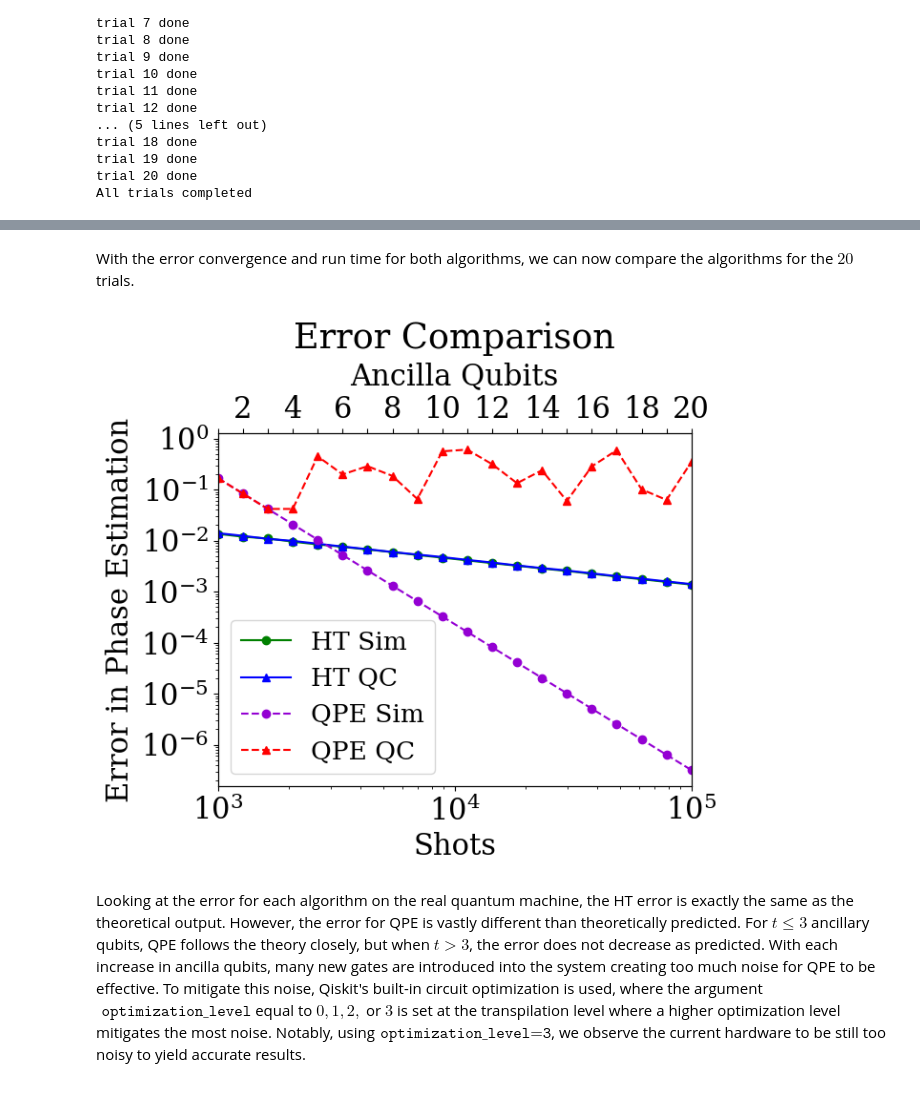
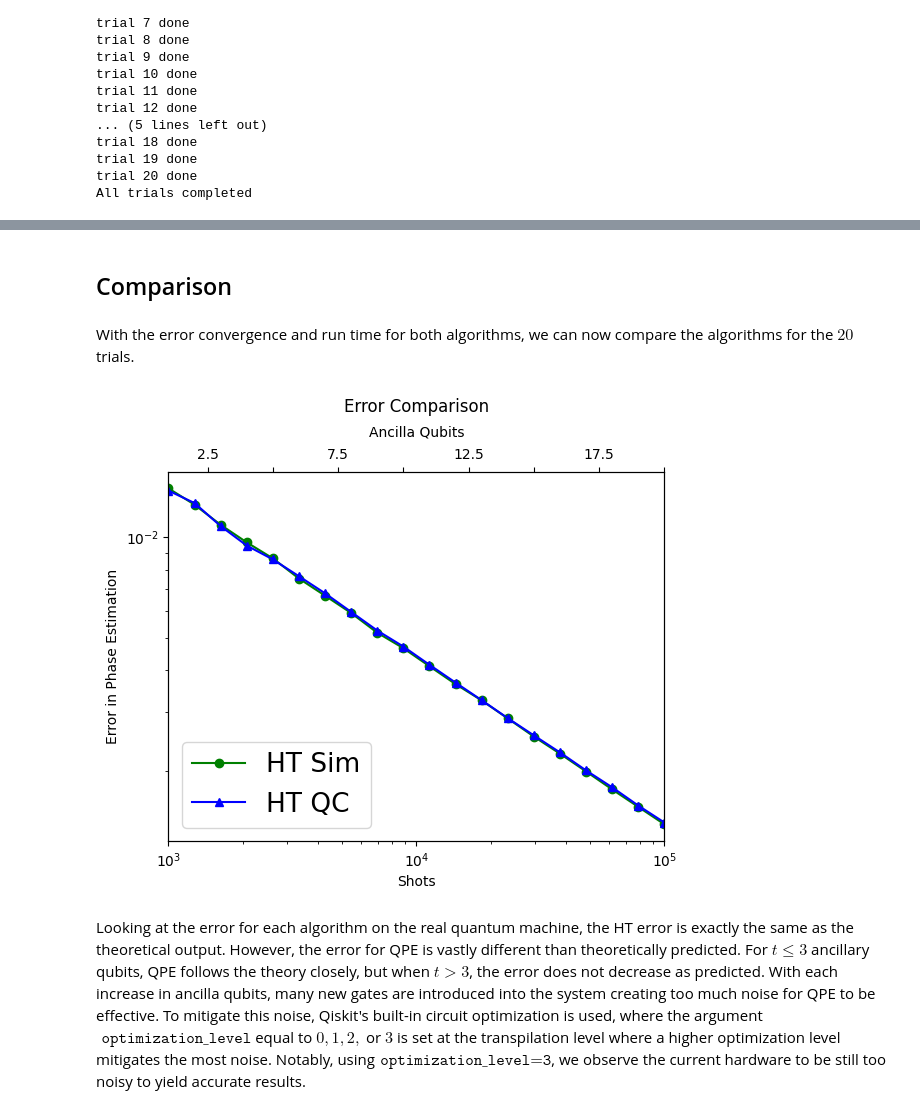
Before and after one commit to Quantum-Linear-Algebra/Intro-to-Quantum-Linear-Algebra, a Jupyter notebook: 6-Quantum_Phase_Estimation_vs_Hadamard_Test.ipynb, the cells around one changed output, grey strips where cells are left out. Saved outputs shown, nothing was run; the diff lists cells and outputs as text; code cells hidden in the pictures.

Commit message:
updated HT code to remove extra graphs and to work with qiskit 2.0

```diff
--- a/6-Quantum_Phase_Estimation_vs_Hadamard_Test.ipynb
+++ b/6-Quantum_Phase_Estimation_vs_Hadamard_Test.ipynb
@@ -233,12 +147,12 @@ plt.show()
 # %% [markdown]
 We now follow the same procedure for the Hadamard tests on real quantum hadware.
 # %%
+from qiskit_aer.noise import NoiseModel
 service = QiskitRuntimeService(
     channel='ibm_quantum',
     instance='rpi-rensselaer/general/general',
     token=token
 )
-
-#backend = service.backend("ibm_rensselaer")
-backend = service.least_busy(simulator=False, operational=True)
+backend = service.backend("ibm_rensselaer")
+backend = AerSimulator(noise_model=NoiseModel.from_backend(backend)) # uncomment this to run on a real backend
 sampler = Sampler(backend)
@@ -248,9 +159,11 @@ HTim = im_HT(angle)
 # %%
-HTre_trans = transpile(HTre, backend = backend, optimization_level = 3) # transpile real HT circuit
-twodepth1 = HTre_trans.depth(lambda x: x.operation.name == "ecr") # get number of 2-qubit gates in path
+filter = lambda gate: gate.operation.name == "ecr" # create a filter for determining number of 2-qubit gates
 
-HTim_trans = transpile(HTim, backend = backend, optimization_level = 3) # transpile imaginary HT circuit
-twodepth2 = HTim_trans.depth(lambda x: x.operation.name == "ecr") # get number of 2-qubit gates in path
+HTre_trans = HT(angle, 'Re', backend)
+HTim_trans = HT(angle, 'Im', backend)
+
+twodepth1 = HTre_trans.depth(filter)
+twodepth2 = HTim_trans.depth(filter)
 
 print(twodepth1, twodepth2)
 # %% [output]
@@ -345,9 +243,9 @@ Exact phase angle:       0.3333333333333333
 # %%
 trials = np.logspace(3, 5, 20)
 Ns = []
-errorHQC = []
-timesHQCre = []
-timesHQCim = []
+HT_hardware_error = []
+HT_hardware_runtimere = []
+HT_hardware_runtimeim = []
 for num_of_shots in trials:
     num_of_shots = int(num_of_shots)
 
@@ -360,8 +258,8 @@ for num_of_shots in trials:
     Recounts = Reresult.data.c.get_counts() # gather counts for both circuits
     Imcounts = Imresult.data.c.get_counts()
 
-    timesHQCre.append(re_job.usage_estimation.get('quantum_seconds')) # estimate run time of each circuit
-    timesHQCim.append(im_job.usage_estimation.get('quantum_seconds'))
+    HT_hardware_runtimere.append(re_job.usage_estimation.get('quantum_seconds')) # estimate run time of each circuit
+    HT_hardware_runtimeim.append(im_job.usage_estimation.get('quantum_seconds'))
 
     re_p0 = re_p1 = im_p0 = im_p1 = 0
 
@@ -383,7 +281,7 @@ for num_of_shots in trials:
     im = im_p0 - im_p1
 
     # append error and convergence rate
-    errorHQC.append((re_p0*(1 - re_p0)/num_of_shots)**(0.5))
+    HT_hardware_error.append((re_p0*(1 - re_p0)/num_of_shots)**(0.5))
     Ns.append(num_of_shots**(-0.5))
     print('trial ', len(Ns), 'done')
 print('All trials completed')
@@ -390,6 +306,6 @@ print('All trials completed')
 # %%
-timesHQC = np.array(timesHQCre) + np.array(timesHQCre)
-errorHQC = np.array(errorHQC)
+HT_hardware_runtime = np.array(HT_hardware_runtimere) + np.array(HT_hardware_runtimere)
+HT_hardware_error = np.array(HT_hardware_error)
 # %%
 fig4, axes4 = plt.subplots(1, 2, figsize=(12, 5))
 
@@ -699,40 +615,42 @@ plt.show()
+# %% [markdown]
+## Comparison
 # %% [markdown]
 With the error convergence and run time for both algorithms, we can now compare the algorithms for the $20$ trials.
 # %%
 fig, ax = plt.subplots()
 ax2 = ax.twiny()
 
 # Plot all data on the same axis
-lin1, = ax.loglog(trials, errorHS, 'go-', label='HT Sim')
-lin2, = ax.loglog(trials, errorHQC, 'b^-', label='HT QC')
-lin3, = ax.loglog(trials, errorQPES, 'darkviolet', marker='o', ls='--', label='QPE Sim')
-lin4, = ax.loglog(trials, errorQPEQC, 'r^--', label='QPE QC')
+lin1, = ax.loglog(trials, HT_sim_error, 'go-', label='HT Sim')
+lin2, = ax.loglog(trials, HT_hardware_error, 'b^-', label='HT QC')
+# lin3, = ax.loglog(trials, errorQPES, 'darkviolet', marker='o', ls='--', label='QPE Sim')
+# lin4, = ax.loglog(trials, errorQPEQC, 'r^--', label='QPE QC')
 
 ax.set_xlim(10**3,10**5)
 
 # Ancilla x-axis
 ax2.set_xlim(1,20)
-ax2.set_xticks(anc_bits)
+# ax2.set_xticks(anc_bits)
 for label in ax2.xaxis.get_ticklabels()[::2]:
     label.set_visible(False)
 
 ax2.set_xlabel('Ancilla Qubits', labelpad = 8)
 
 # y log-scale
 nticks = 9
 maj_loc = ticker.LogLocator(numticks=nticks)
 min_loc = ticker.LogLocator(subs='all', numticks=nticks)
 ax2.yaxis.set_major_locator(maj_loc)
 ax2.yaxis.set_minor_locator(min_loc)
 
 ax.set_xlabel("Shots")
 ax.set_ylabel("Error in Phase Estimation")
 plt.title('Error Comparison', pad = 10)
 ax.legend(loc='lower left', fontsize=19)
 
 plt.show()
 # %% [output]
-[figure, old version]
+[figure, new version]
 # %% [markdown]
 Looking at the error for each algorithm on the real quantum machine, the HT error is exactly the same as the theoretical output. However, the error for QPE is vastly different than theoretically predicted. For $t\leq3$ ancillary qubits, QPE follows the theory closely, but when $t>3$, the error does not decrease as predicted. With each increase in ancilla qubits, many new gates are introduced into the system creating too much noise for QPE to be effective. To mitigate this noise, Qiskit's built-in circuit optimization is used, where the argument$\texttt{ optimization\_level}$ equal to $0, 1, 2,$ or $3$ is set at the transpilation level where a higher optimization level mitigates the most noise. Notably, using$\texttt{ optimization\_level=3}$, we observe the current hardware to be still too noisy to yield accurate results.
 # %%
```
Also changed, not shown: parts of 32 cells of this notebook.
